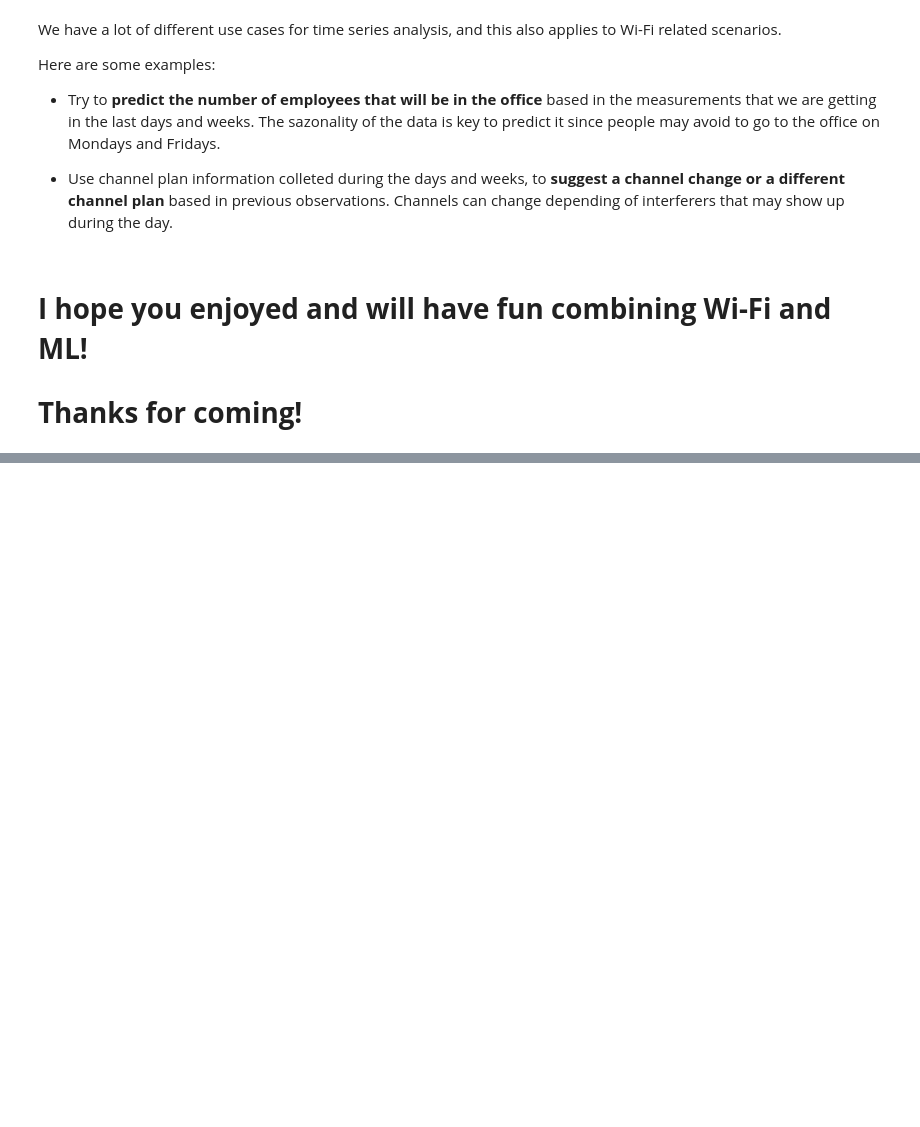
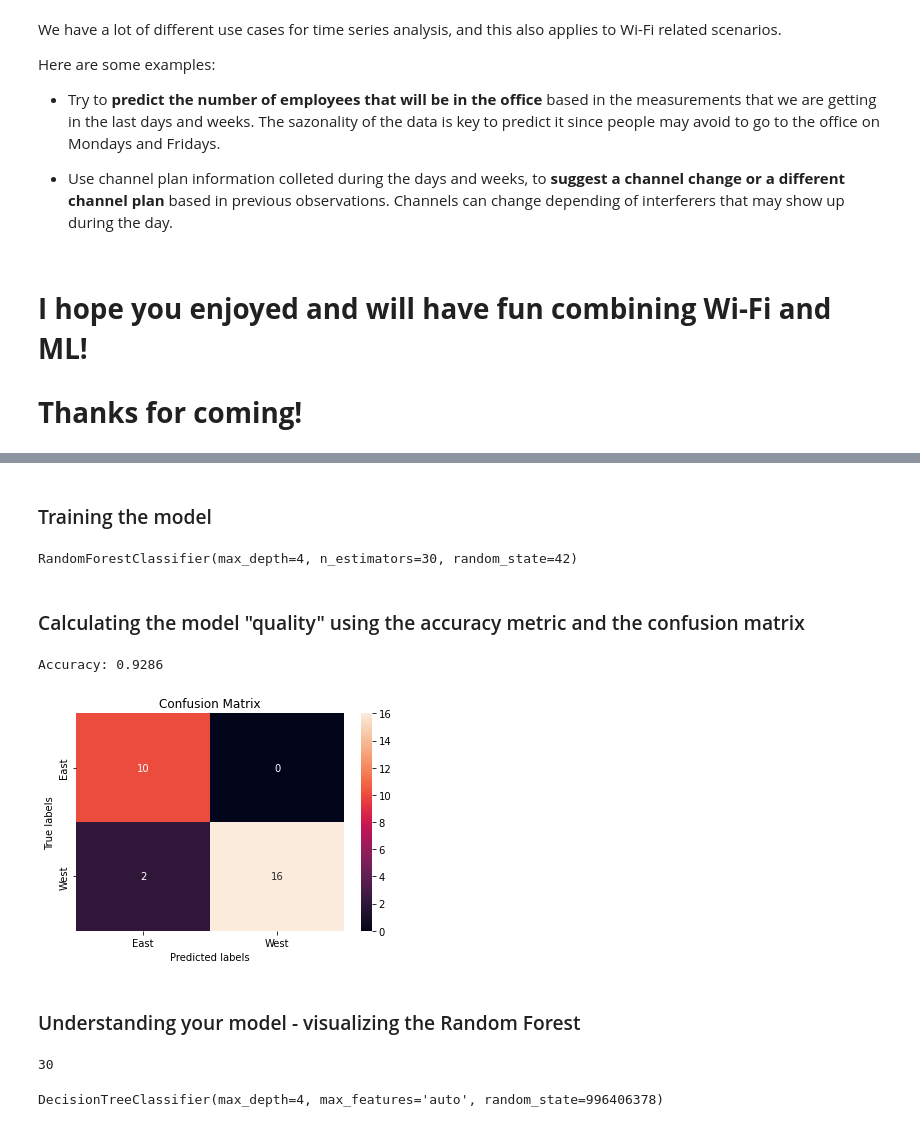
Before and after one commit to correaflavio/cl2022, a Jupyter notebook: devwks_1391/DEVWKS_1391_Build_your_first_ML_Location_Example.ipynb, the cells around one changed output, grey strips where cells are left out. Cells and saved outputs as stored; diff of their text form; code cells hidden in the pictures; blank space fills up the shorter version.

```diff
--- a/devwks_1391/DEVWKS_1391_Build_your_first_ML_Location_Example.ipynb
+++ b/devwks_1391/DEVWKS_1391_Build_your_first_ML_Location_Example.ipynb
@@ -1160,0 +1063,65 @@ Here are some examples:
+# %% [markdown]
+### Training the model
+# %%
+# Random Forest model
+
+model_rf = RandomForestClassifier(
+    criterion="gini", # used to measure the split quality
+    max_depth=4, # used to define the maximum depth of the tree
+    n_estimators=30, # número de árvores
+    #class_weight="balanced", # atribuir o mesmo peso para as duas classes
+    random_state=42 # seed to have always the same results
+ )
+
+# Building the model using the method fit
+# Use the training dataset to build the model
+model_rf.fit(
+    X_train, # train examples with the features
+    y_train # train examples with the class or target value
+)
+# %% [output]
+RandomForestClassifier(max_depth=4, n_estimators=30, random_state=42)
+# %% [markdown]
+### Calculating the model "quality" using the accuracy metric and the confusion matrix
+# %%
+# prediction based in the model trained
+# generate the y_pred using the model and the test data
+y_pred_rf = model_rf.predict(X_test)
+
+#compare the predicted data with the test data to get how accurate the model is
+acc_rf = round(accuracy_score(y_test, y_pred_rf), 4)
+print(f"Accuracy: {acc_rf}")
+# %% [output]
+Accuracy: 0.9286
+# %%
+#Let's plot the confusion matrix to better understand the results of our model
+
+import seaborn as sns
+import matplotlib.pyplot as plt
+from sklearn.metrics import confusion_matrix
+
+cm_rf = confusion_matrix(y_test, y_pred_rf)
+cf_matrix = cm_rf
+
+ax= plt.subplot()
+sns.heatmap(cf_matrix, annot=True, fmt='g', ax=ax);  #annot=True to annotate cells, ftm='g' to disable scientific notation
+
+# labels, title and ticks
+ax.set_xlabel('Predicted labels');ax.set_ylabel('True labels');
+ax.set_title('Confusion Matrix');
+ax.xaxis.set_ticklabels(['East', 'West']); ax.yaxis.set_ticklabels(['East', 'West']);
+# %% [output]
+[figure, added]
+# %% [markdown]
+### Understanding your model - visualizing the Random Forest
+# %%
+#Trees generated, selecting one to be plotted
+len(model_rf.estimators_)
+# %% [output]
+30
+# %%
+#Select tree 4 model
+estimator = model_rf.estimators_[4]
+estimator
+# %% [output]
+DecisionTreeClassifier(max_depth=4, max_features='auto', random_state=996406378)
```
Also changed, not shown: parts of 86 cells of this notebook, 1 other file.
